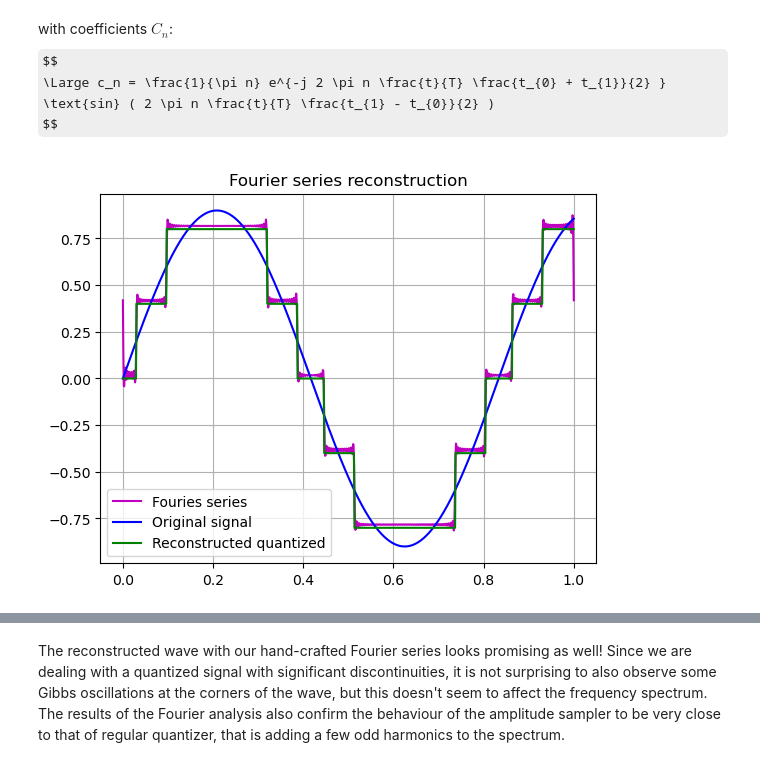
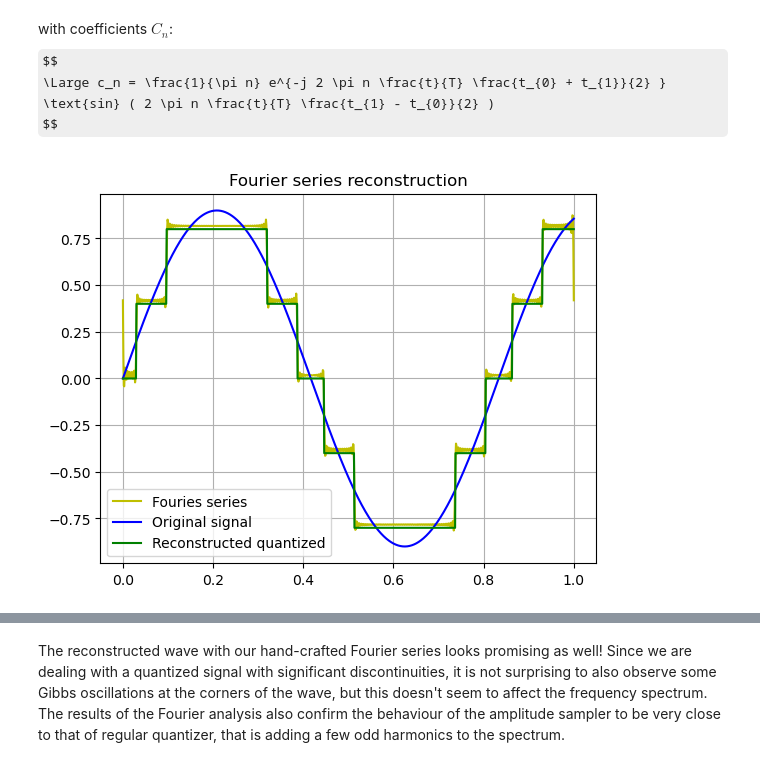
Before and after one commit to lindafabs/Semester-Project, a Jupyter notebook: Final_notebook.ipynb, the cells around one changed output, grey strips where cells are left out. Saved outputs shown, nothing was run; the diff lists cells and outputs as text; code cells hidden in the pictures; some formulas as TeX source.

```diff
--- a/Final_notebook.ipynb
+++ b/Final_notebook.ipynb
@@ -140,0 +167,17 @@ utils.fourier_plot_db(freq_q_smp1, X_q_smp1, freq_lim=10000, ylim=-120,title="Qu
+# %%
+import random
+from scipy.interpolate import CubicSpline
+
+# Define the data points
+x =  np.sort(random.sample(range(1, 20), 10))
+y = np.array([random.random() for _ in range(10)])
+x_range, y_range = poly_spline3(x,y)
+
+#Normalize
+y_range /= y_range.max()
+y /= y.max()
+
+# sample data points
+x_smp = x_range[::10]
+y_smp = y_range[::10]
+y_smp /= y_smp.max() # normalize to [-1,1]
@@ -427,17 +495,17 @@ def FS(n, t0,t1, T, t, delta):
 # %%
 FS_complete = 0
 x = np.linspace(0, T, 1000)                   # time vector
 pulse_times= functions.decompose(t_inst, q_idx, T) # pulse time intervals
 # sum all the step functions together
 for i in range(len(pulse_times)):
     F_tmp = FS(200, pulse_times[i][0], pulse_times[i][1],T, x, q.step*2)
     FS_complete = FS_complete + F_tmp
 #----------------------------------------------------------------
-plt.plot(x, FS_complete + 0.1, 'm', label="Fouries series")
+plt.plot(x, FS_complete + 0.1, 'y', label="Fouries series")
 plt.plot(x, test_ampSmp(x), 'b',label= "Original signal")
 functions.plot_decomposition(functions.decompose(t_inst, q_idx, T), q, plot=True)
 plt.title("Fourier series reconstruction")
 plt.legend();
 plt.grid()
 # %% [output]
-[figure, old version]
+[figure, new version]
```
Also changed, not shown: parts of 41 cells of this notebook, 4 other files.
